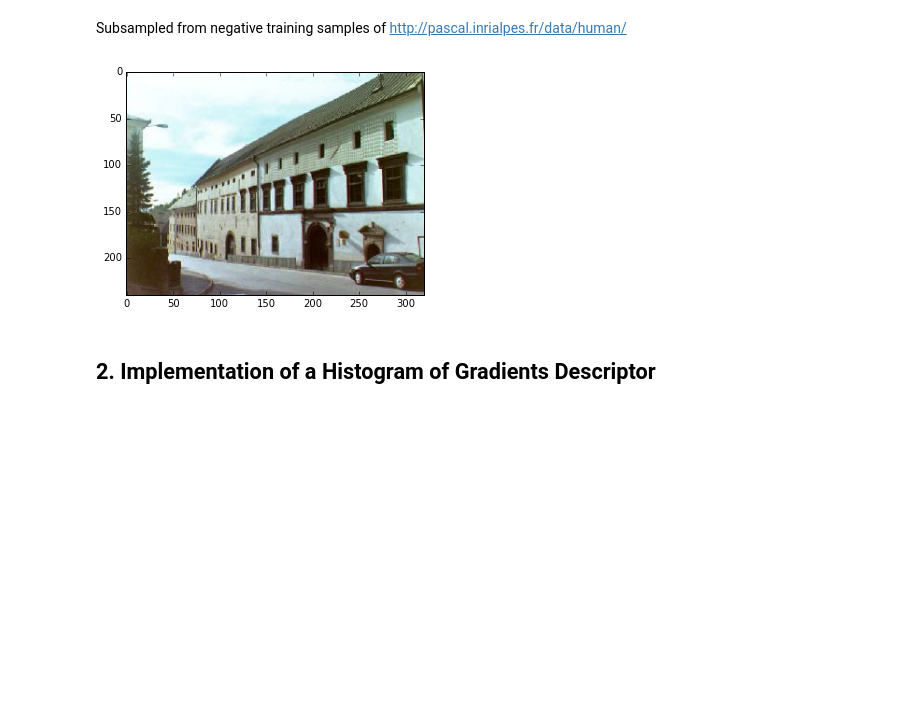
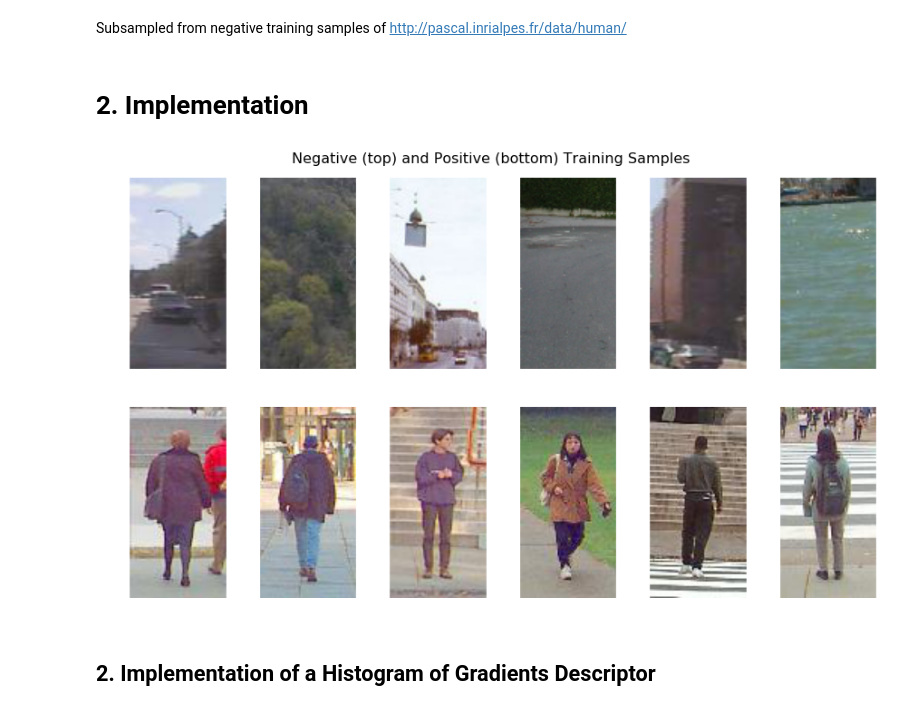
Before and after one commit to JeromeWynne/HOGs, a Jupyter notebook: Replicating-Dalal-Triggs.ipynb, the cells around one changed output. Cells and saved outputs as stored; diff of their text form; code cells hidden in the pictures; blank space fills up the shorter version.

Commit message:
Fixed bugs in module, added negative subframe function to notebook

```diff
--- a/Replicating-Dalal-Triggs.ipynb
+++ b/Replicating-Dalal-Triggs.ipynb
@@ -133,11 +118,45 @@ pos_imgs.shape # All images are 64x128 (w, h)
 #### Negative samples
 # %% [markdown]
 Subsampled from negative training samples of http://pascal.inrialpes.fr/data/human/
-# %%
-neg_fps = glob.glob('./data/INRIAPerson/Train/neg/*')
-neg_imgs = np.array([imread(img_fp) for img_fp in neg_fps])
-
-# Extract 64x128 subsamples from these images (~ 10k - 15k)
-plt.imshow(neg_imgs[42]);
-# %% [output]
-[figure, removed]
+# %% [markdown]
+# 2. Implementation
+# %%
+# Import libraries
+from scipy.ndimage import imread
+import numpy as np
+import matplotlib.pyplot as plt
+import glob
+from imp import reload
+import hogs
+%matplotlib inline
+from numpy.random import randint
+
+def random_subframes(imgs, rows=128, cols=64, n=1):
+    frames = np.zeros([n, rows, cols, 3], dtype='uint8')
+    for i in range(0, n):
+            img = imgs[randint(0, imgs.shape[0])]
+            y_loc = randint(0, img.shape[0] - rows)
+            x_loc = randint(0, img.shape[1] - cols)
+            frames[i, :, :, :] = img[y_loc:y_loc+rows, x_loc:x_loc+cols, :]
+    return frames
+# %%
+# Import positive samples
+pos_fps = glob.glob('./data/jpg/*')
+pos_samples = np.array([imread(img_fp) for img_fp in pos_fps])
+pos_labels = [fp.split('\\')[-1] for fp in pos_fps]
+
+# Import negative samples
+neg_fps = glob.glob('./data/INRIAPerson/Train/neg/*')
+neg_imgs = np.array([imread(img_fp) for img_fp in neg_fps])
+
+# Build a large negative training set by subsampling
+neg_samples = random_subframes(neg_imgs, n=15000)
+
+n_plots = 6
+f, axs = plt.subplots(2, n_plots, sharey=True, figsize=(15,8))
+for i in range(n_plots):
+    axs[0, i].imshow(neg_samples[randint(0, len(neg_samples))]); axs[0, i].axis('off');
+    axs[1, i].imshow(pos_samples[randint(0, len(pos_samples))]); axs[1, i].axis('off');
+plt.suptitle('Negative (top) and Positive (bottom) Training Samples', size=16); plt.subplots_adjust(top=0.93);
+# %% [output]
+[figure, added]
```
Also changed, not shown: parts of 8 cells of this notebook, 2 other files.
